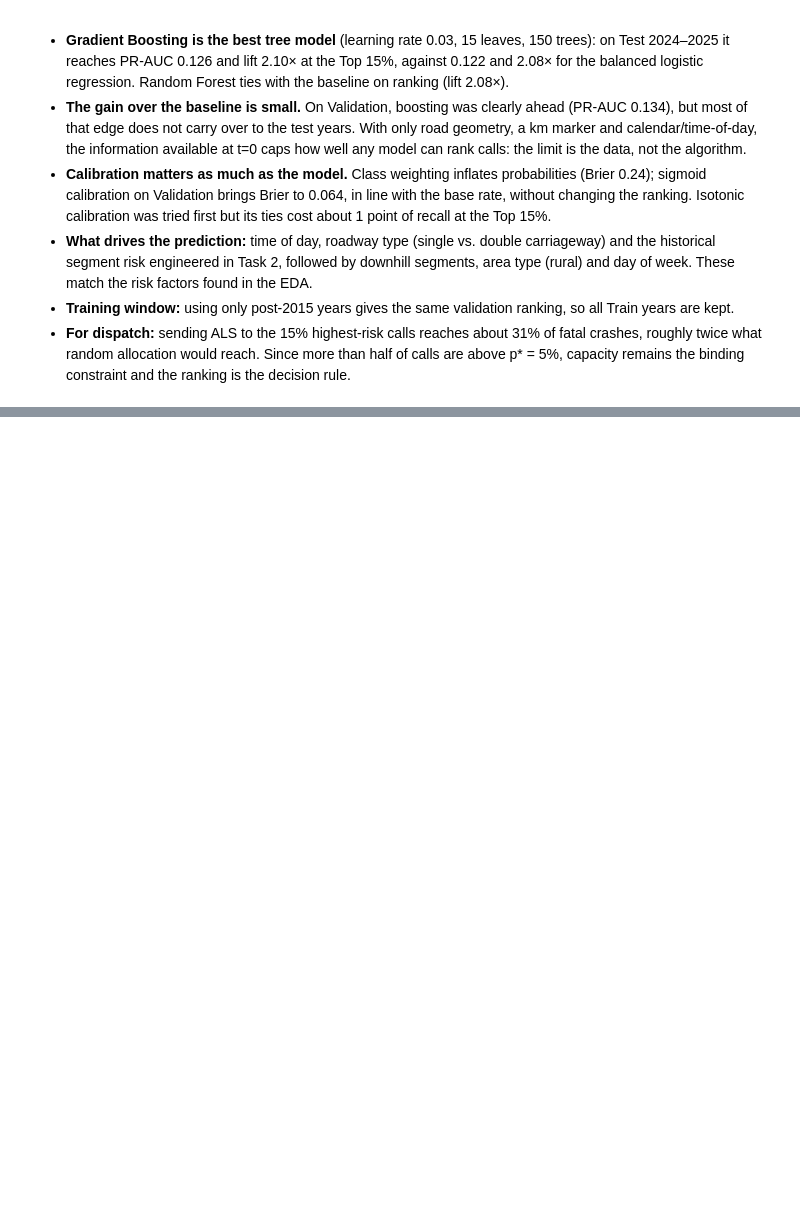
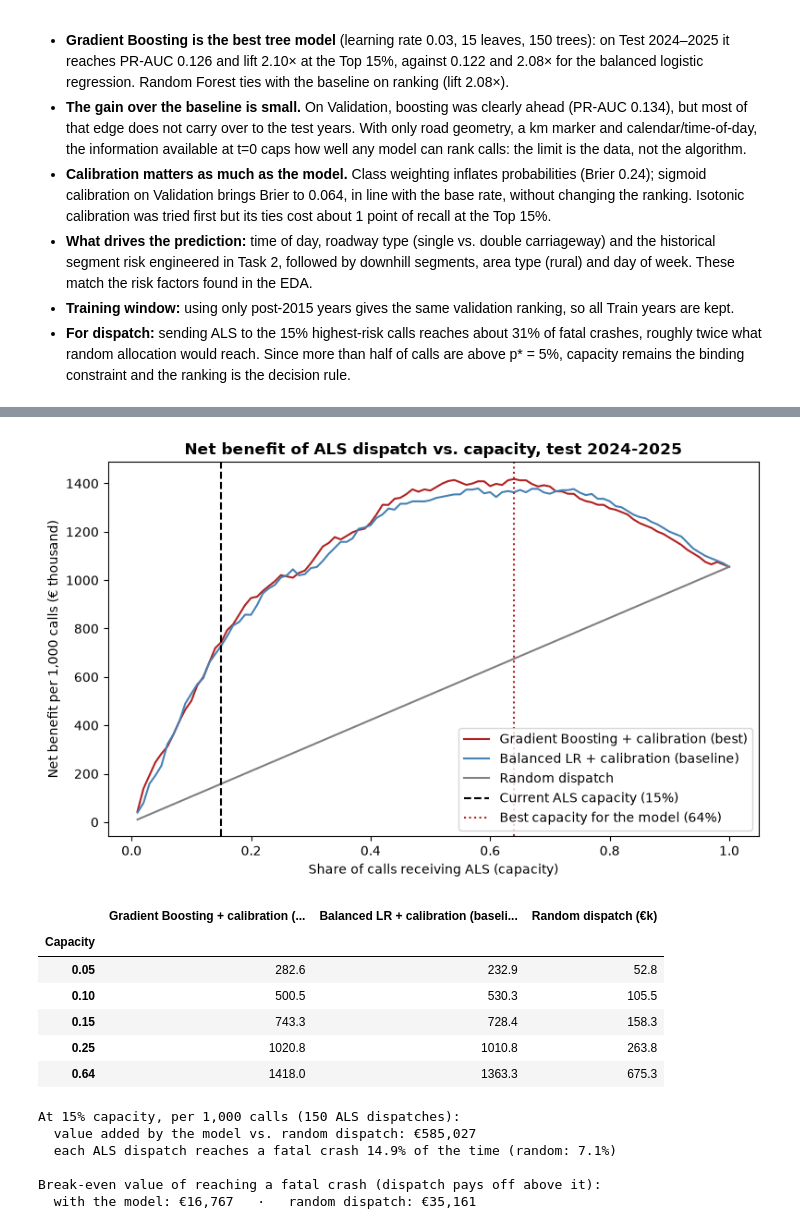
Before and after one commit to samuelbarrezueta/predictive-analytics-forecasting, a Jupyter notebook: notebooks/Task3_Predictive_Modelling.ipynb, the cells around one changed output, grey strips where cells are left out. Cells and saved outputs as stored; diff of their text form; code cells hidden in the pictures; blank space fills up the shorter version.

```diff
--- a/notebooks/Task3_Predictive_Modelling.ipynb
+++ b/notebooks/Task3_Predictive_Modelling.ipynb
@@ -504,0 +725,10 @@ Calls above p* = 5%: 57.8% of test calls (capacity 15%), so the Top-15% ranking
+# %%
+winner = final.index[0]
+p_final = {"Balanced LR + calibration": p_logreg_cal, "Random Forest + calibration": p_rf_cal,
+           "Gradient Boosting + calibration": p_hgb_cal, "LDA + calibration": p_lda_cal,
+           "MLP (5-bag) + calibration": p_mlp_cal}
+print(f"Selected on validation: {winner}\n")
+for name in ["Balanced LR + calibration", "Gradient Boosting + calibration", "MLP (5-bag) + calibration"]:
+    recall, precision, lift = top_k_metrics(y_test, p_final[name])
+    print(f"{name:33s} top 15% of calls -> {recall:.1%} of fatal crashes "
+          f"({round(recall * n_fatal)} of {n_fatal}), lift {lift:.2f}x")
@@ -504,0 +764,54 @@ Calls above p* = 5%: 57.8% of test calls (capacity 15%), so the Top-15% ranking
+# %%
+p_best = p_final[winner]
+capacity_grid = np.round(np.arange(0.01, 1.001, 0.01), 2)
+
+
+def net_benefit_per_1000(y_true, y_prob, k, benefit=BENEFIT_PREVENTED_DEATH, cost=COST_ALS):
+    _, precision, _ = top_k_metrics(y_true, y_prob, k)
+    return 1000 * k * (precision * benefit - cost)
+
+
+curves = pd.DataFrame({
+    name: [net_benefit_per_1000(y_test, p, k) for k in capacity_grid]
+    for name, p in [(f"{winner} (best)", p_best), ("Balanced LR + calibration (baseline)", p_logreg_cal),
+                    ("Random dispatch", p_dummy)]
+}, index=capacity_grid)
+
+ax = (curves / 1000).plot(figsize=(8, 5), color=["firebrick", "steelblue", "grey"])
+ax.axvline(CAPACITY, ls="--", color="black", label=f"Current ALS capacity ({CAPACITY:.0%})")
+best_k = curves.iloc[:, 0].idxmax()
+ax.axvline(best_k, ls=":", color="firebrick", label=f"Best capacity for the model ({best_k:.0%})")
+ax.set_xlabel("Share of calls receiving ALS (capacity)")
+ax.set_ylabel("Net benefit per 1,000 calls (€ thousand)")
+ax.set_title("Net benefit of ALS dispatch vs. capacity, test 2024-2025", fontweight="bold")
+ax.legend()
+plt.tight_layout()
+plt.show()
+
+curves.loc[[0.05, 0.10, 0.15, 0.25, best_k]].div(1000).round(1).rename_axis("Capacity").add_suffix(" (€k)")
+# %% [output]
+[figure, added]
+|  | Gradient Boosting + calibration (... | Balanced LR + calibration (baseli... | Random dispatch (€k) |
+| Capacity |  |  |  |
+| 0.05 | 282.6 | 232.9 | 52.8 |
+| 0.10 | 500.5 | 530.3 | 105.5 |
+| 0.15 | 743.3 | 728.4 | 158.3 |
+| 0.25 | 1020.8 | 1010.8 | 263.8 |
+| 0.64 | 1418.0 | 1363.3 | 675.3 |
+# %%
+_, precision_model, _ = top_k_metrics(y_test, p_best)
+precision_random = y_test.mean()
+value_added = net_benefit_per_1000(y_test, p_best, CAPACITY) - net_benefit_per_1000(y_test, p_dummy, CAPACITY)
+
+print(f"At {CAPACITY:.0%} capacity, per 1,000 calls ({CAPACITY * 1000:.0f} ALS dispatches):")
+print(f"  value added by the model vs. random dispatch: €{value_added:,.0f}")
+print(f"  each ALS dispatch reaches a fatal crash {precision_model:.1%} of the time (random: {precision_random:.1%})")
+print("\nBreak-even value of reaching a fatal crash (dispatch pays off above it):")
+print(f"  with the model: €{COST_ALS / precision_model:,.0f}   ·   random dispatch: €{COST_ALS / precision_random:,.0f}")
+# %% [output]
+At 15% capacity, per 1,000 calls (150 ALS dispatches):
+  value added by the model vs. random dispatch: €585,027
+  each ALS dispatch reaches a fatal crash 14.9% of the time (random: 7.1%)
+
+Break-even value of reaching a fatal crash (dispatch pays off above it):
+  with the model: €16,767   ·   random dispatch: €35,161
```
Also changed, not shown: parts of 35 cells of this notebook, 9 other files.
